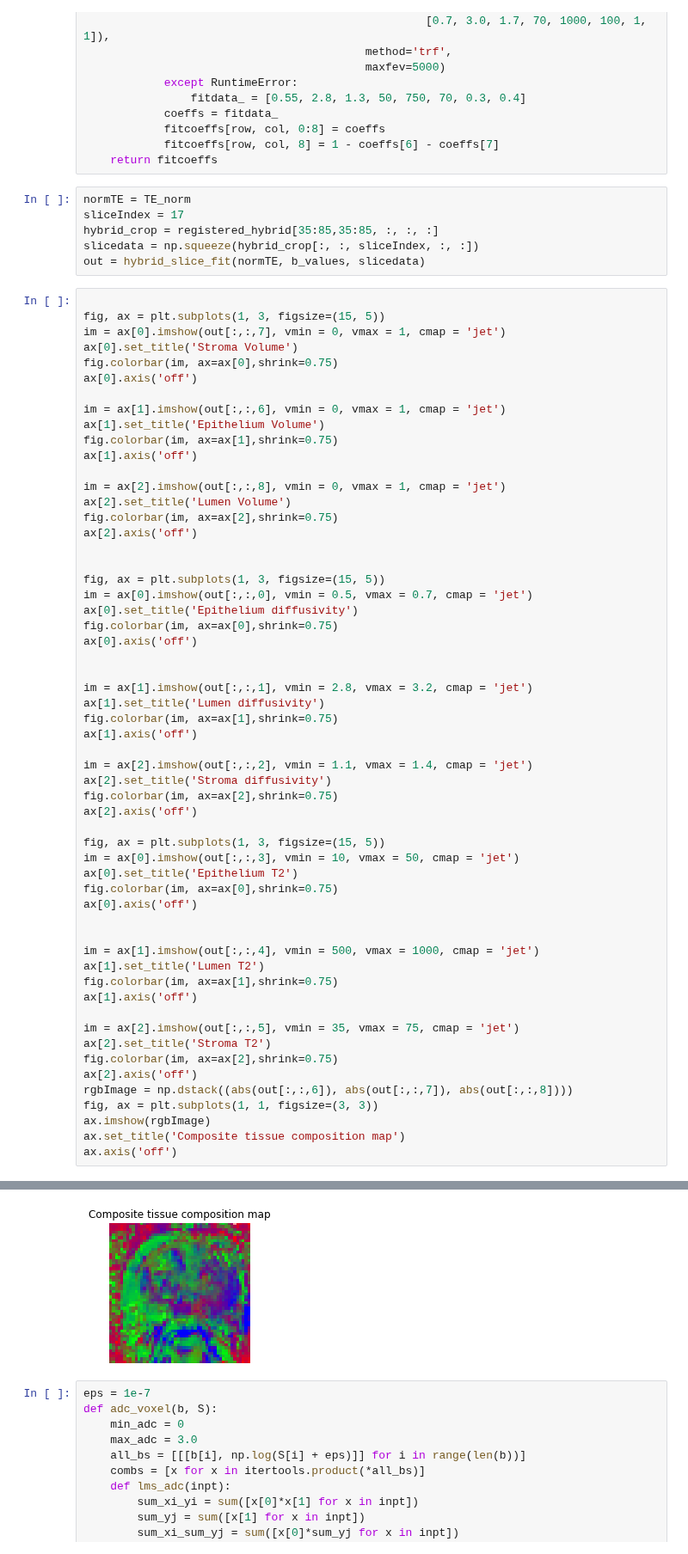
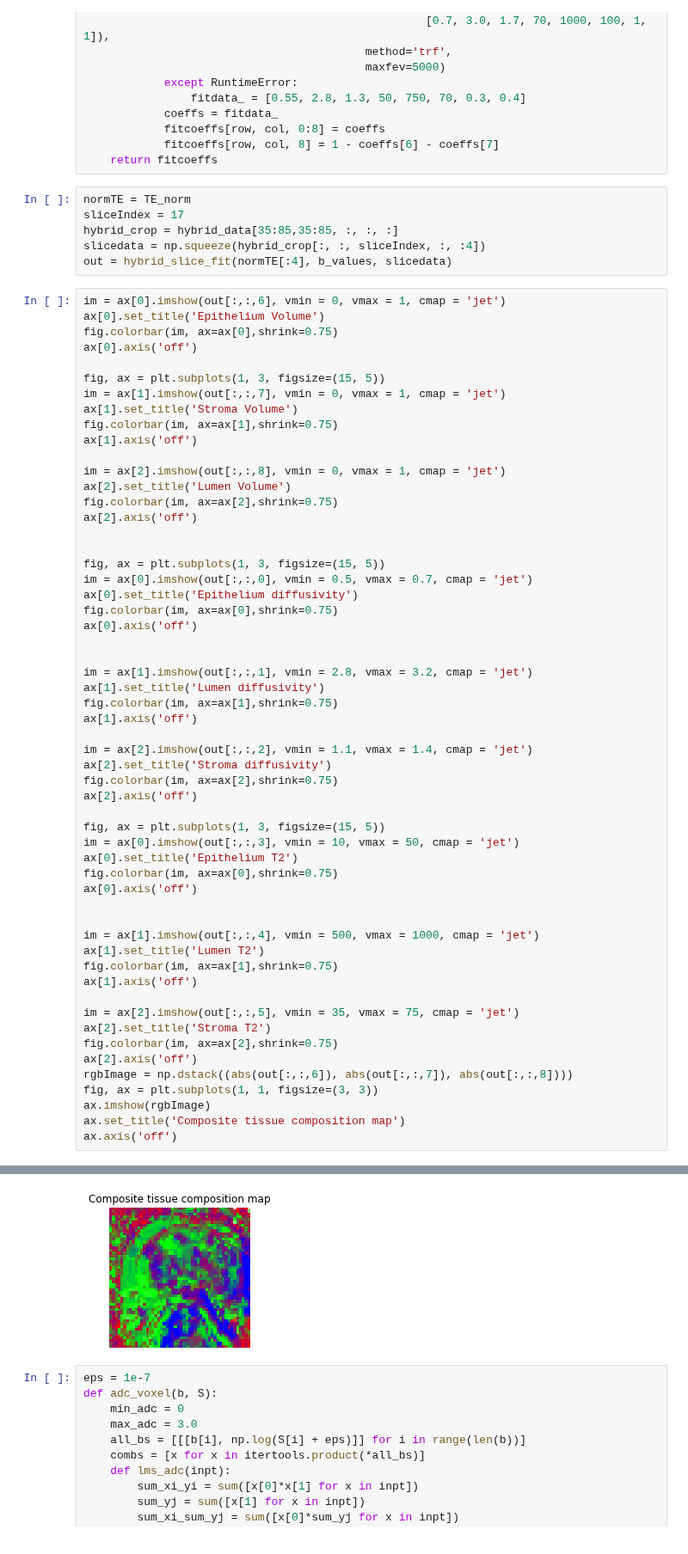
Before and after one commit to batuhan-gundogdu/prostateMRI, a Jupyter notebook: Hybrid1.0.ipynb, the cells around one changed output, grey strips where cells are left out. Shown at 86% size. Cells and saved outputs as stored; diff of their text form.

```diff
--- a/Hybrid1.0.ipynb
+++ b/Hybrid1.0.ipynb
@@ -89,19 +85,18 @@ def hybrid_slice_fit(normTE, b, slicedata):
 # %%
 normTE = TE_norm
 sliceIndex = 17
-hybrid_crop = registered_hybrid[35:85,35:85, :, :, :]
-slicedata = np.squeeze(hybrid_crop[:, :, sliceIndex, :, :])
-out = hybrid_slice_fit(normTE, b_values, slicedata)
+hybrid_crop = hybrid_data[35:85,35:85, :, :, :]
+slicedata = np.squeeze(hybrid_crop[:, :, sliceIndex, :, :4])
+out = hybrid_slice_fit(normTE[:4], b_values, slicedata)
 # %%
-
-fig, ax = plt.subplots(1, 3, figsize=(15, 5))
-im = ax[0].imshow(out[:,:,7], vmin = 0, vmax = 1, cmap = 'jet')
-ax[0].set_title('Stroma Volume')
+im = ax[0].imshow(out[:,:,6], vmin = 0, vmax = 1, cmap = 'jet')
+ax[0].set_title('Epithelium Volume')
 fig.colorbar(im, ax=ax[0],shrink=0.75)
 ax[0].axis('off')
 
-im = ax[1].imshow(out[:,:,6], vmin = 0, vmax = 1, cmap = 'jet')
-ax[1].set_title('Epithelium Volume')
+fig, ax = plt.subplots(1, 3, figsize=(15, 5))
+im = ax[1].imshow(out[:,:,7], vmin = 0, vmax = 1, cmap = 'jet')
+ax[1].set_title('Stroma Volume')
 fig.colorbar(im, ax=ax[1],shrink=0.75)
 ax[1].axis('off')
 
@@ -157,4 +152,4 @@ ax.axis('off')
-[figure, old version]
+[figure, new version]
 # %%
 eps = 1e-7
 def adc_voxel(b, S):
```
Also changed, not shown: parts of 7 cells of this notebook, 2 other files.
